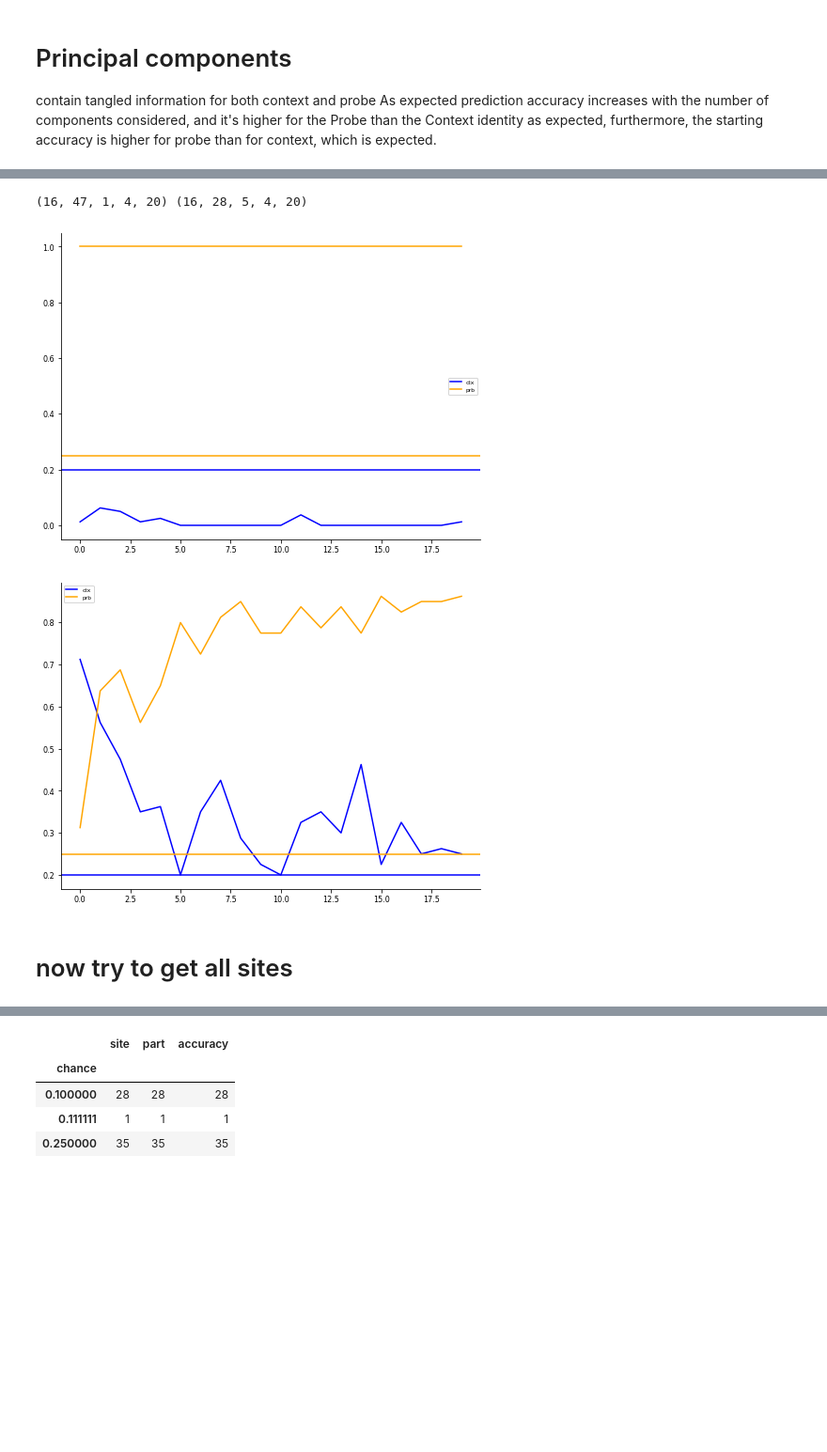
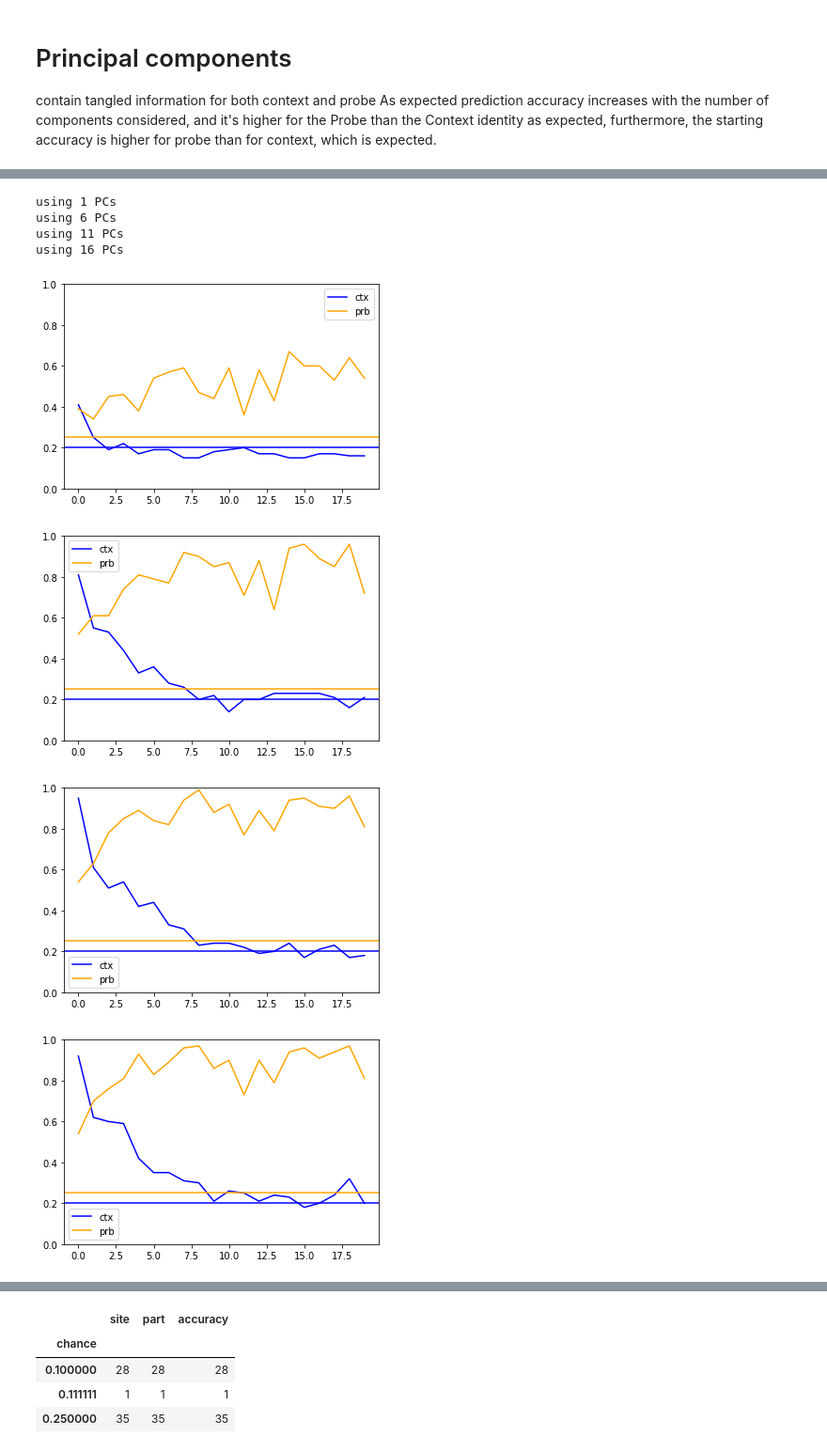
Before and after one commit to Mateo-Lopez-Espejo/context_probe_analysis, a Jupyter notebook: notebooks/221219_decoder.ipynb, the cells around one changed output, grey strips where cells are left out. Shown at 94% size. Drawn from its saved outputs; the diff is of its cells as text; code cells hidden in the pictures; blank space fills up the shorter version.

```diff
--- a/notebooks/221219_decoder.ipynb
+++ b/notebooks/221219_decoder.ipynb
@@ -273,11 +225,0 @@ to recover the information for the shuffled raster
-# %%
-
-PC_raster = rasters['PCA'] # slice PC1, keeping dimension
-
-n_pcs = PC_raster.shape[1]
-# for ii in range(1,10):
-for ii in [n_pcs]:
-    print(f'using {ii} PCs')
-    # quick and dirty: concatenate random and a slice of PC data
-    merged = np.concatenate([rand_raster, PC_raster[:,np.arange(ii),...]], axis=1)
-    fig, _, _ = decode_and_plot(merged)
@@ -312,15 +225,0 @@ Sounds convoluted because it is!
-# %%
-# destroy ctx info by average
-avg_raster = np.mean(raster, axis=2, keepdims=True)
-print(avg_raster.shape)
-
-
-
-# remove average Probe response from PCs
-PC_ctx = PC_raster - np.mean(PC_raster, axis=2, keepdims=True)
-print(PC_ctx.shape)
-
-fig, _, _ = decode_and_plot(PC_ctx)
-
-# uf, lb = unfold_rep_ctx_prb(PC_ctx)
-# _ = plot_accuracies(uf, lb)
@@ -331,19 +226,19 @@ fig, _, _ = decode_and_plot(PC_ctx)
-# %%
-print(avg_raster.shape, PC_ctx.shape)
-# %% [output]
-(16, 47, 1, 4, 20) (16, 28, 5, 4, 20)
-# %%
-# for starters add just PC1 to all neurons
-recoved = avg_raster + PC_ctx[:,[0],...]
-
-fig, _, _ = decode_and_plot(recoved)
-# %% [output]
-[figure, removed]
-# %%
-# PC_ctx = PC_raster - np.mean(PC_raster, axis=2, keepdims=True)
-uf, lb = unfold_rep_ctx_prb(PC_raster)
-_ = plot_accuracies(uf, lb)
-# %% [output]
-[figure, removed]
-# %% [markdown]
-# now try to get all sites
+# %%
+PC_raster = rasters['PCA'] # slice PC1, keeping dimension
+
+n_pcs = PC_raster.shape[1]
+for ii in range(1,n_pcs, 5):
+    # uses a slice of up to n components
+    print(f'using {ii} PCs')
+    fig, _, _ = decode_and_plot(PC_raster[:,np.arange(ii),...])
+    # img_bytes = fig.to_image(format="png", scale=1)
+    # Image(img_bytes)
+# %% [output]
+using 1 PCs
+using 6 PCs
+using 11 PCs
+using 16 PCs
+[figure, added]
+[figure, added]
+[figure, added]
+[figure, added]
```
Also changed, not shown: parts of 63 cells of this notebook, 1 other file.
